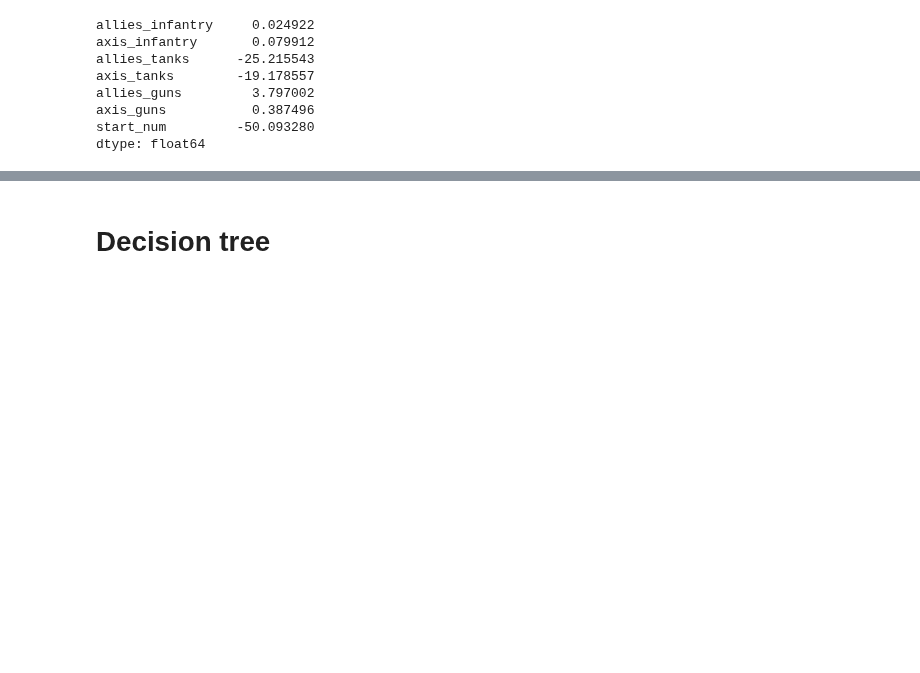
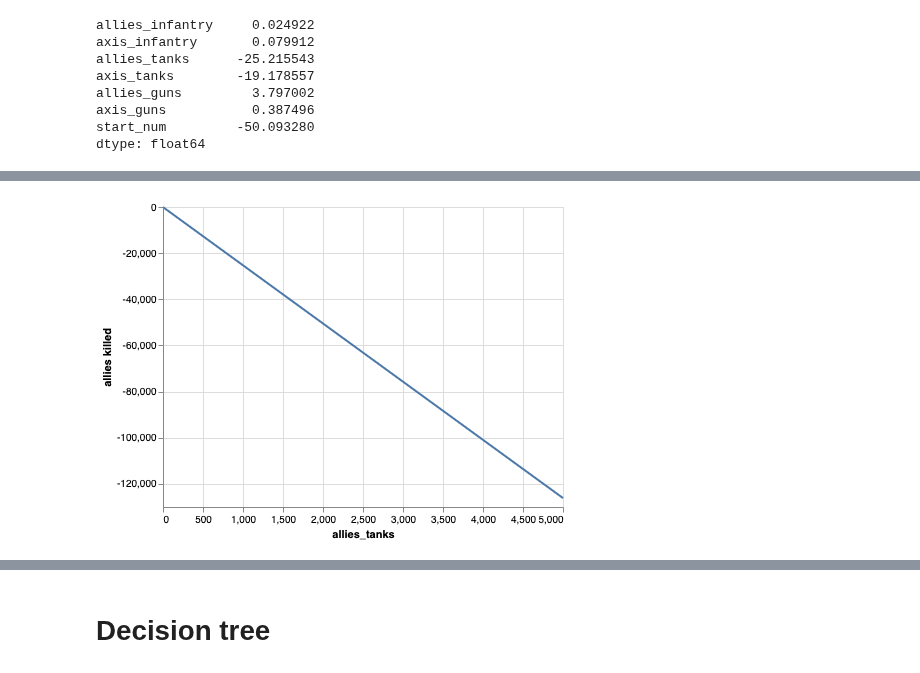
Before and after one commit to PacktPublishing/Learn-Python-by-Building-Data-Science-Applications, a Jupyter notebook: Chapter13/2_supervised_ml.ipynb, the cells around one changed output, grey strips where cells are left out. Cells and saved outputs as stored; diff of their text form; code cells hidden in the pictures; blank space fills up the shorter version.

```diff
--- a/Chapter13/2_supervised_ml.ipynb
+++ b/Chapter13/2_supervised_ml.ipynb
@@ -184,0 +203,19 @@ dtype: float64
+# %%
+line1 = pd.DataFrame({'allies_tanks':[0, 5000],
+                      'allies killed':[-50.0932, (-50.0932 + -25.215543*5000)],
+                      'axis_tanks':[-50.0932, (-50.0932 + -19.178557*5000)]})
+
+line2 = pd.DataFrame({'axis_tanks':[0, 5000],
+                      'allies killed':[-50.0932, (-50.0932 + -25.215543*5000)]})
+# %%
+plot1 = alt.Chart(data).mark_point().encode(
+    x='allies_tanks',
+    y='allies killed'
+)
+# %%
+lineplot1 = plot1.mark_line()
+lineplot1.data = line1
+# %%
+lineplot1
+# %% [output]
+[figure, added]
```
Also changed, not shown: parts of 10 cells of this notebook, 54 other files.
